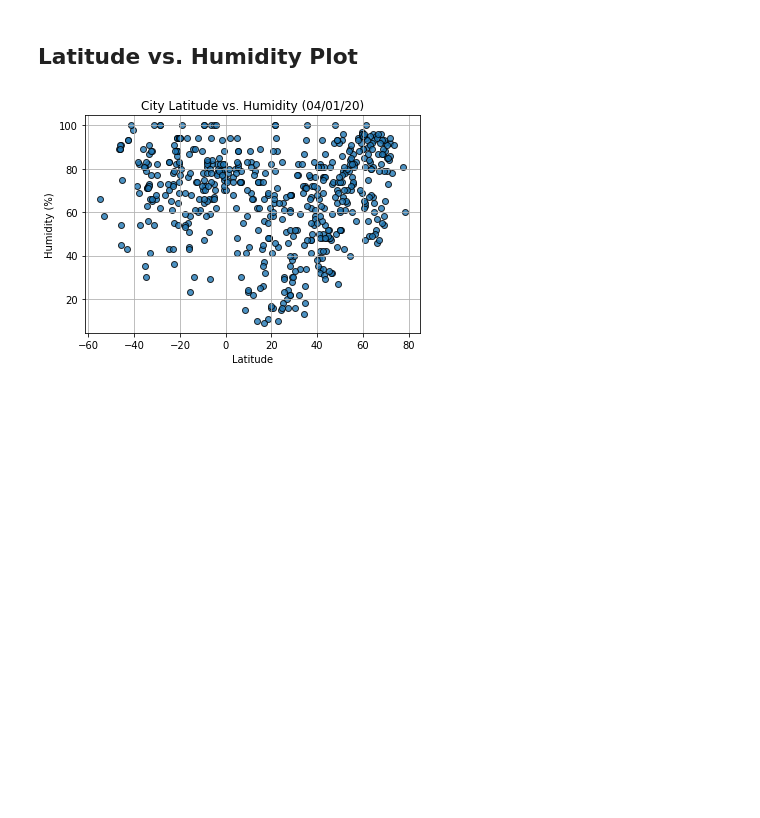
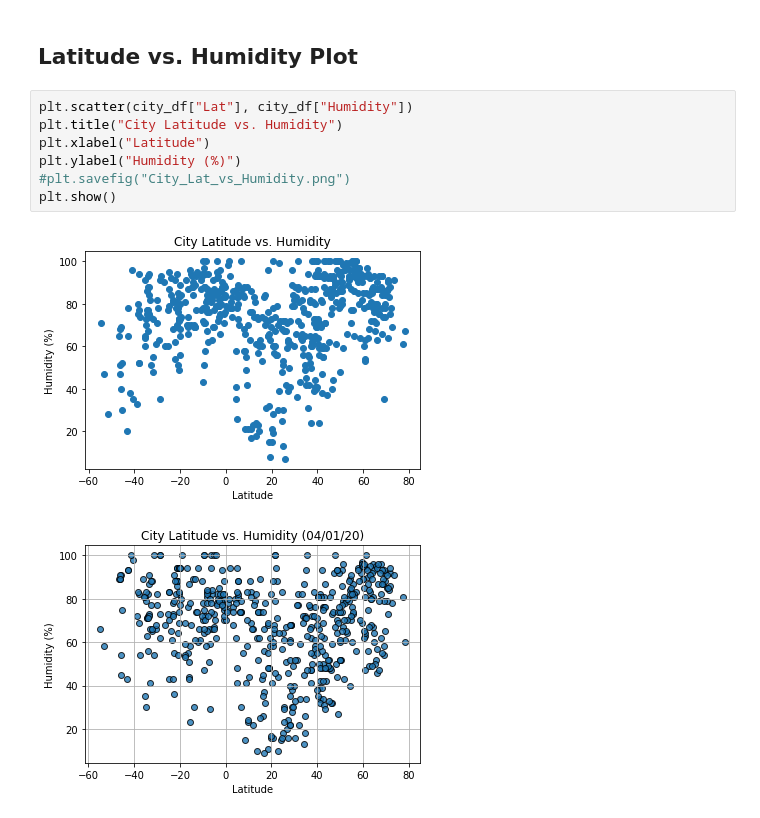
Before and after one commit to araethomp/python-api-challenge, a Jupyter notebook: WeatherPy.ipynb, the cells around one changed output. Cells and saved outputs as stored; diff of their text form; blank space fills up the shorter version.

```diff
--- a/WeatherPy.ipynb
+++ b/WeatherPy.ipynb
@@ -208,6 +246,15 @@ Int64Index([], dtype='int64')
 [figure]
 # %% [markdown]
 ## Latitude vs. Humidity Plot
+# %%
+plt.scatter(city_df["Lat"], city_df["Humidity"])
+plt.title("City Latitude vs. Humidity")
+plt.xlabel("Latitude")
+plt.ylabel("Humidity (%)")
+#plt.savefig("City_Lat_vs_Humidity.png")
+plt.show()
+# %% [output]
+[figure, added]
 # %%
 # %% [output]
 [figure]
```
Also changed, not shown: parts of 8 cells of this notebook, 3 other files.
